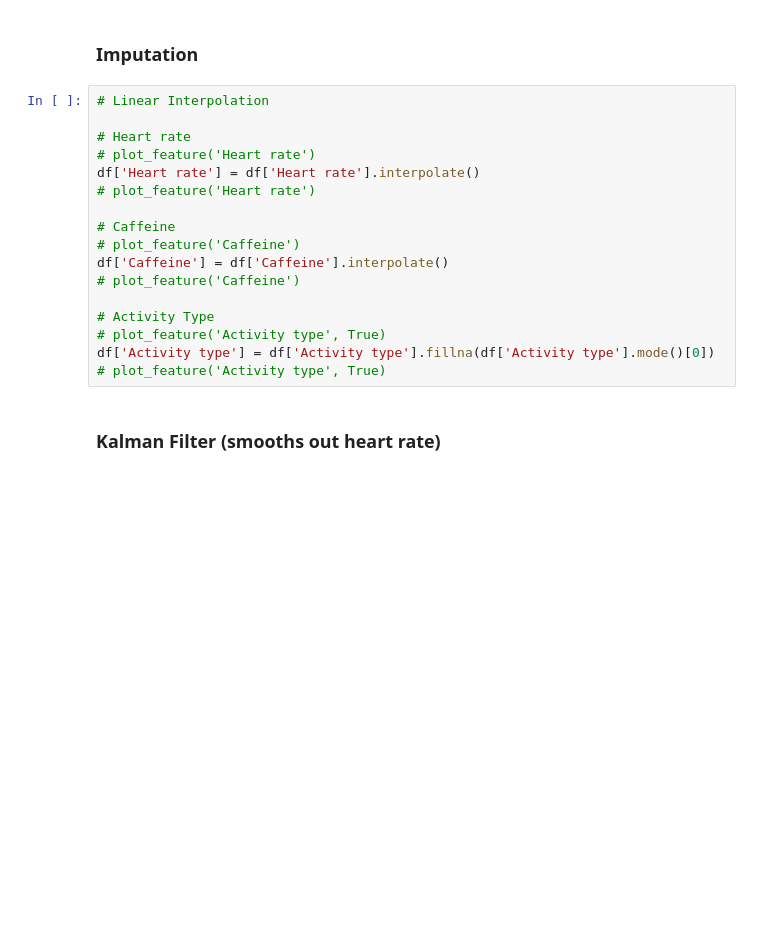
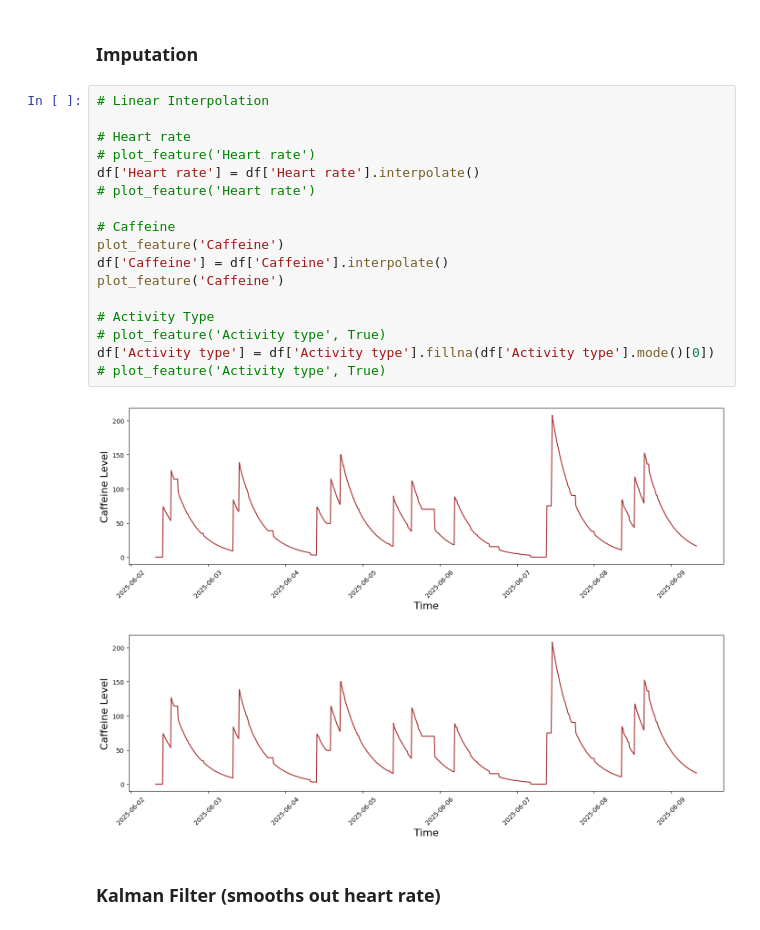
Before and after one commit to PlanetPhilip/ML4QS, a Jupyter notebook: Main.ipynb, the cells around one changed output. Cells and saved outputs as stored; diff of their text form; blank space fills up the shorter version.

```diff
--- a/Main.ipynb
+++ b/Main.ipynb
@@ -290,20 +302,23 @@ df['Heart rate'] = df['Heart rate'].clip(lower, upper)
 # %%
 # Linear Interpolation
 
 # Heart rate
 # plot_feature('Heart rate')
 df['Heart rate'] = df['Heart rate'].interpolate()
 # plot_feature('Heart rate')
 
 # Caffeine
-# plot_feature('Caffeine')
+plot_feature('Caffeine')
 df['Caffeine'] = df['Caffeine'].interpolate()
-# plot_feature('Caffeine')
+plot_feature('Caffeine')
 
 # Activity Type
 # plot_feature('Activity type', True)
 df['Activity type'] = df['Activity type'].fillna(df['Activity type'].mode()[0])
 # plot_feature('Activity type', True)
+# %% [output]
+[figure, added]
+[figure, added]
 # %% [markdown]
 ### Kalman Filter (smooths out heart rate)
 # %%
```
Also changed, not shown: parts of 18 cells of this notebook, 2 other files.
